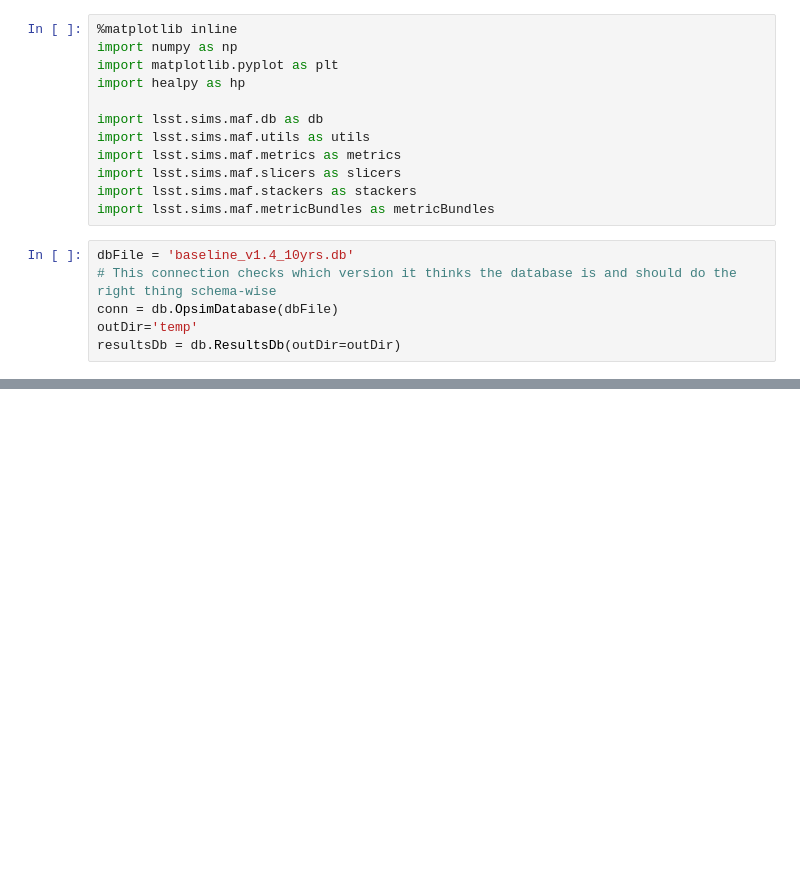
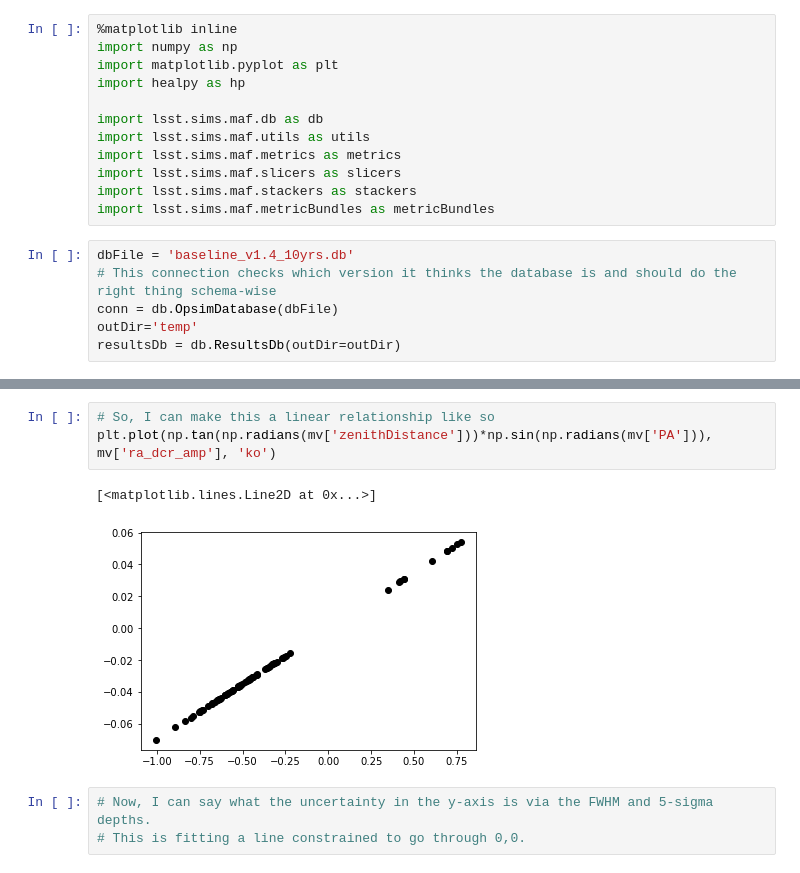
Before and after one commit to yoachim/20_Scratch, a Jupyter notebook: dcr_look/dcr.ipynb, the cells around one changed output, grey strips where cells are left out. Saved outputs shown, nothing was run; the diff lists cells and outputs as text; blank space fills up the shorter version.

```diff
--- a/dcr_look/dcr.ipynb
+++ b/dcr_look/dcr.ipynb
@@ -58,0 +62,9 @@ plt.plot(mv['airmass'],mv['dec_dcr_amp'],  'ko')
+# %%
+# So, I can make this a linear relationship like so
+plt.plot(np.tan(np.radians(mv['zenithDistance']))*np.sin(np.radians(mv['PA'])), mv['ra_dcr_amp'], 'ko')
+# %% [output]
+[<matplotlib.lines.Line2D at 0x...>]
+[figure, added]
+# %%
+# Now, I can say what the uncertainty in the y-axis is via the FWHM and 5-sigma depths.
+# This is fitting a line constrained to go through 0,0.
```
Also changed, not shown: parts of 6 cells of this notebook, 2 other files.
